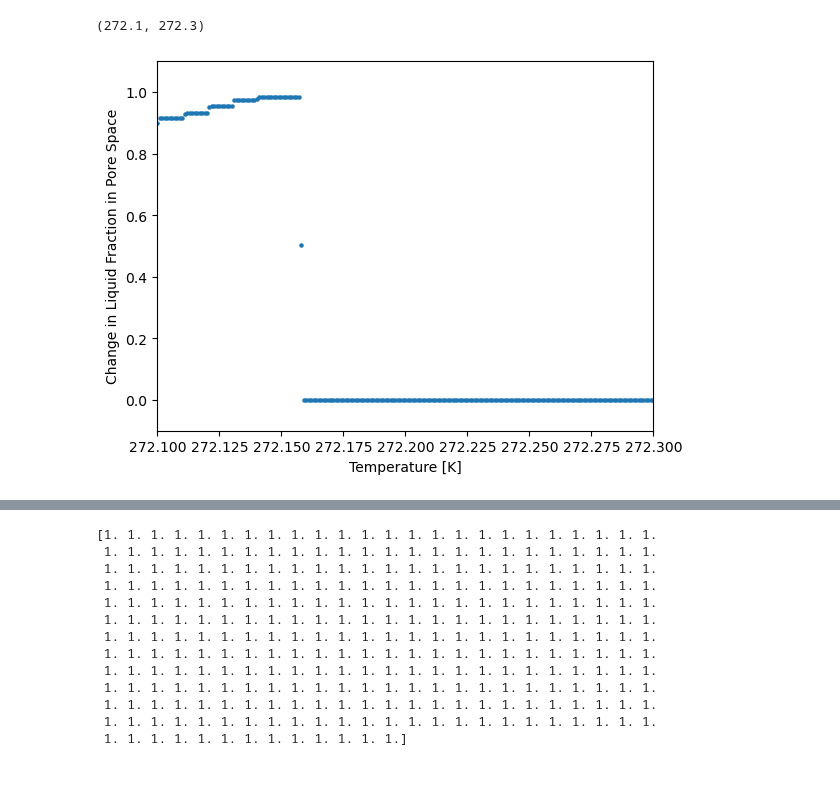
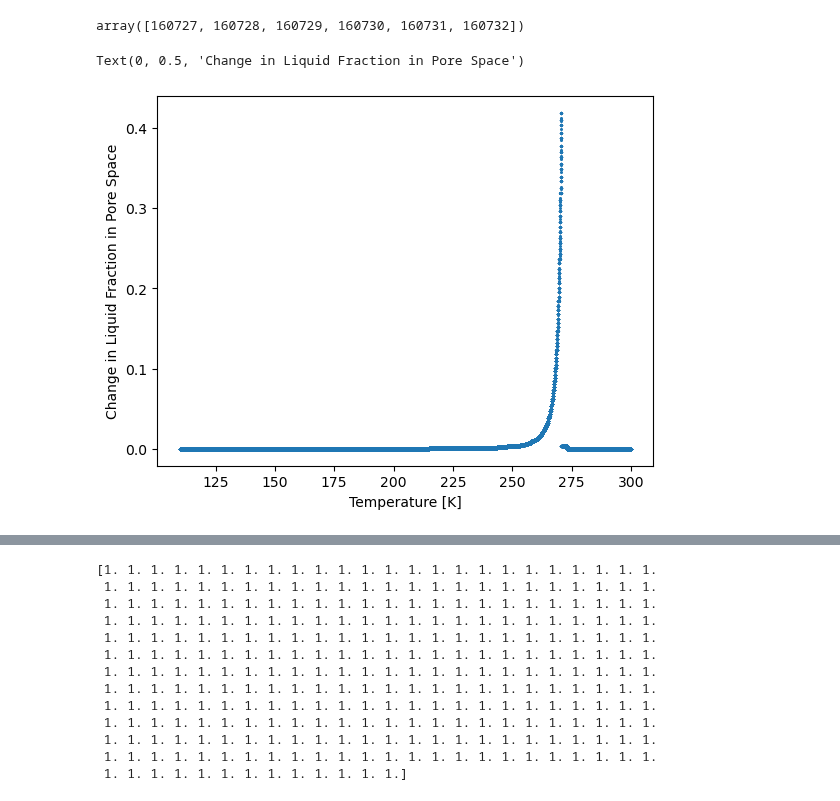
Before and after one commit to alexiak322/ceres-pingo-model, a Jupyter notebook: -1DHT-model-code/python/1DHT Model.ipynb, the cells around one changed output, grey strips where cells are left out. Saved outputs shown, nothing was run; the diff lists cells and outputs as text; code cells hidden in the pictures.

```diff
--- a/-1DHT-model-code/python/1DHT Model.ipynb
+++ b/-1DHT-model-code/python/1DHT Model.ipynb
@@ -100,35 +101,3 @@ ttt = np.arange(0, 100000+tstep, tstep) #do this for maximum runtime, can filter
 interp_function = interp1d(tt_yr, T_ann10, kind='linear', fill_value='extrapolate')
 
 T_ann10q = interp_function(ttt) #interpolating the surface temperature so there is one for every time step
-# %%
-# reading in SFC, creating interpolated pore water fractions from input temp array and SFC
-
-SFC_data = pd.read_table('/Users/alexiakubas/Desktop/Ceres/1DHT_clone/-1DHT-model-code/SFCs/resmoothedsfcs/Mg/Si_1wt_Mg.txt', header=None, delimiter='\t')
-#print(SFC_data)
-fw4 = 1-SFC_data[1] #liquid fraction in the pore space, Sl = 1- Si, dep variable
-temp4 = -1*SFC_data[0] + 273.15 #degrees Kelvin, indep variable
-
-interp_temps = np.arange(110, 300, 0.001)
-interp_fw = interp1d(temp4, fw4, kind='linear', fill_value='extrapolate')
-SFC_fw = interp_fw(interp_temps)
-
-for i in range(len(SFC_fw)): #manually set fw at 1 for all cells above freezing
-    if SFC_fw[i] <= 0:
-        SFC_fw[i] = 0
-    #if 162158 <= i <= 163170:
-    #    SFC_fw[i] = SFC_fw[i-1] + 5.08e-7
-    #if interp_temps[i] >= 273.15:
-    if SFC_fw[i] > 1:
-        SFC_fw[i] = 1
-
-#from scipy.signal import savgol_filter
-#yhat = savgol_filter(SFC_fw, 5, 3) # window size 51, polynomial order 3
-
-plt.plot(interp_temps, SFC_fw, label='interpolated SFC')
-plt.plot(temp4, fw4, label='SFC data', linestyle='dashed')
-plt.xlabel('Temperature [K]')
-plt.ylabel('Liquid Fraction in Pore Space')
-
-plt.ylim(-0.1,1.1)
-plt.xlim(272.1,272.3)
-plt.legend()
@@ -158,17 +163,24 @@ print(SFC_fw[162148:162199])
+# %%
+# this block of code is to figure out how to handle the gap between the data and the melting point for each SFC
+np.where(np.isclose(interp_temps, 270.7296, atol=1e-6))[0]
+#interp_temps[160727:160733]
+#print(interp_temps[160729], SFC_fw[160729])
+# %% [output]
+array([160727, 160728, 160729, 160730, 160731, 160732])
 # %%
 dfw_SFC = np.zeros(len(SFC_fw))
 
 for i in range(len(SFC_fw)):
     if i != len(SFC_fw)-1:
         dfw_SFC[i] = (SFC_fw[i+1]-SFC_fw[i])/(interp_temps[i+1]-interp_temps[i])
     else:
         dfw_SFC[i] = 0
 
-plt.scatter(interp_temps, dfw_SFC, s=5)
+plt.scatter(interp_temps, dfw_SFC, s=1.5)
 plt.xlabel('Temperature [K]')
 plt.ylabel('Change in Liquid Fraction in Pore Space')
-plt.ylim(-0.1,1.1)
-plt.xlim(272.1,272.3)
+#plt.ylim(-0.1,1.1)
+#plt.xlim(268,270)
 # %% [output]
-(272.1, 272.3)
+Text(0, 0.5, 'Change in Liquid Fraction in Pore Space')
-[figure, old version]
+[figure, new version]
```
Also changed, not shown: parts of 17 cells of this notebook.
